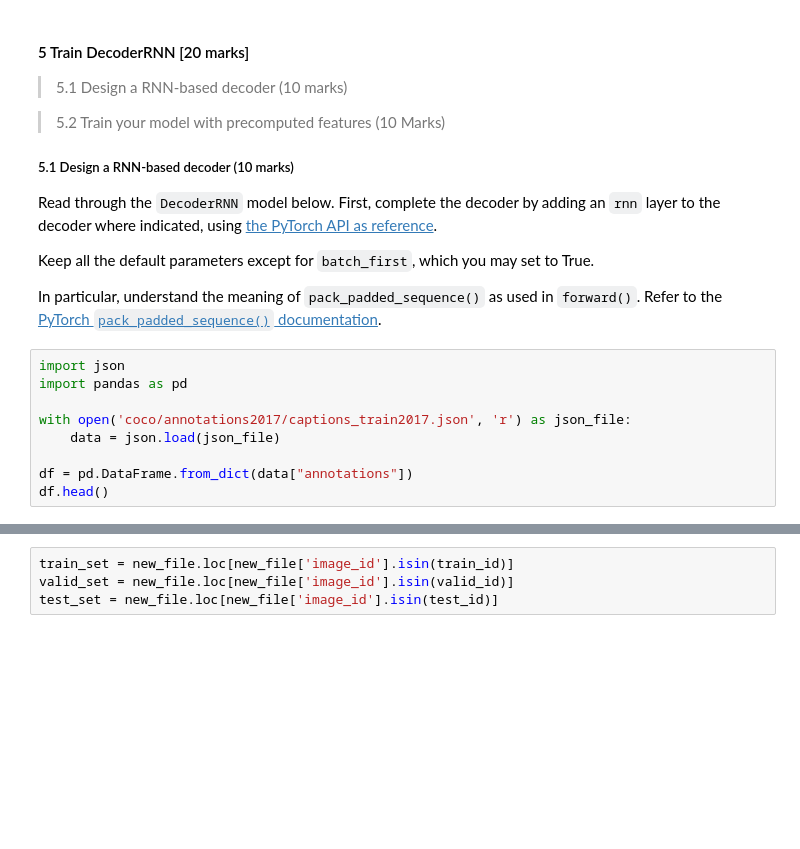
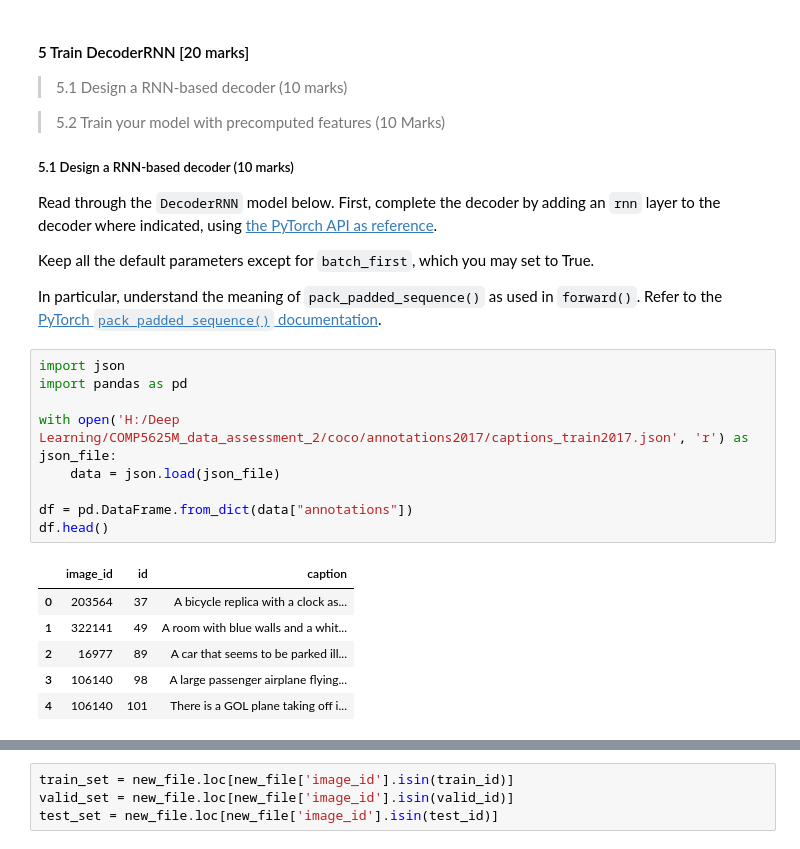
Before and after one commit to hby4290/COMP5625M, a Jupyter notebook: COMP5625M_assessment2024_problem_(2).ipynb, the cells around one changed output, grey strips where cells are left out. Drawn from its saved outputs; the diff is of its cells as text; blank space fills up the shorter version.

```diff
--- a/COMP5625M_assessment2024_problem_(2).ipynb
+++ b/COMP5625M_assessment2024_problem_(2).ipynb
@@ -3262,10 +3264,17 @@
 # %%
 import json
 import pandas as pd
 
-with open('coco/annotations2017/captions_train2017.json', 'r') as json_file:
+with open('H:/Deep Learning/COMP5625M_data_assessment_2/coco/annotations2017/captions_train2017.json', 'r') as json_file:
     data = json.load(json_file)
 
 df = pd.DataFrame.from_dict(data["annotations"])
 df.head()
+# %% [output]
+|  | image_id | id | caption |
+| 0 | 203564 | 37 | A bicycle replica with a clock as... |
+| 1 | 322141 | 49 | A room with blue walls and a whit... |
+| 2 | 16977 | 89 | A car that seems to be parked ill... |
+| 3 | 106140 | 98 | A large passenger airplane flying... |
+| 4 | 106140 | 101 | There is a GOL plane taking off i... |
 # %%
```
Also changed, not shown: parts of 14 cells of this notebook.
